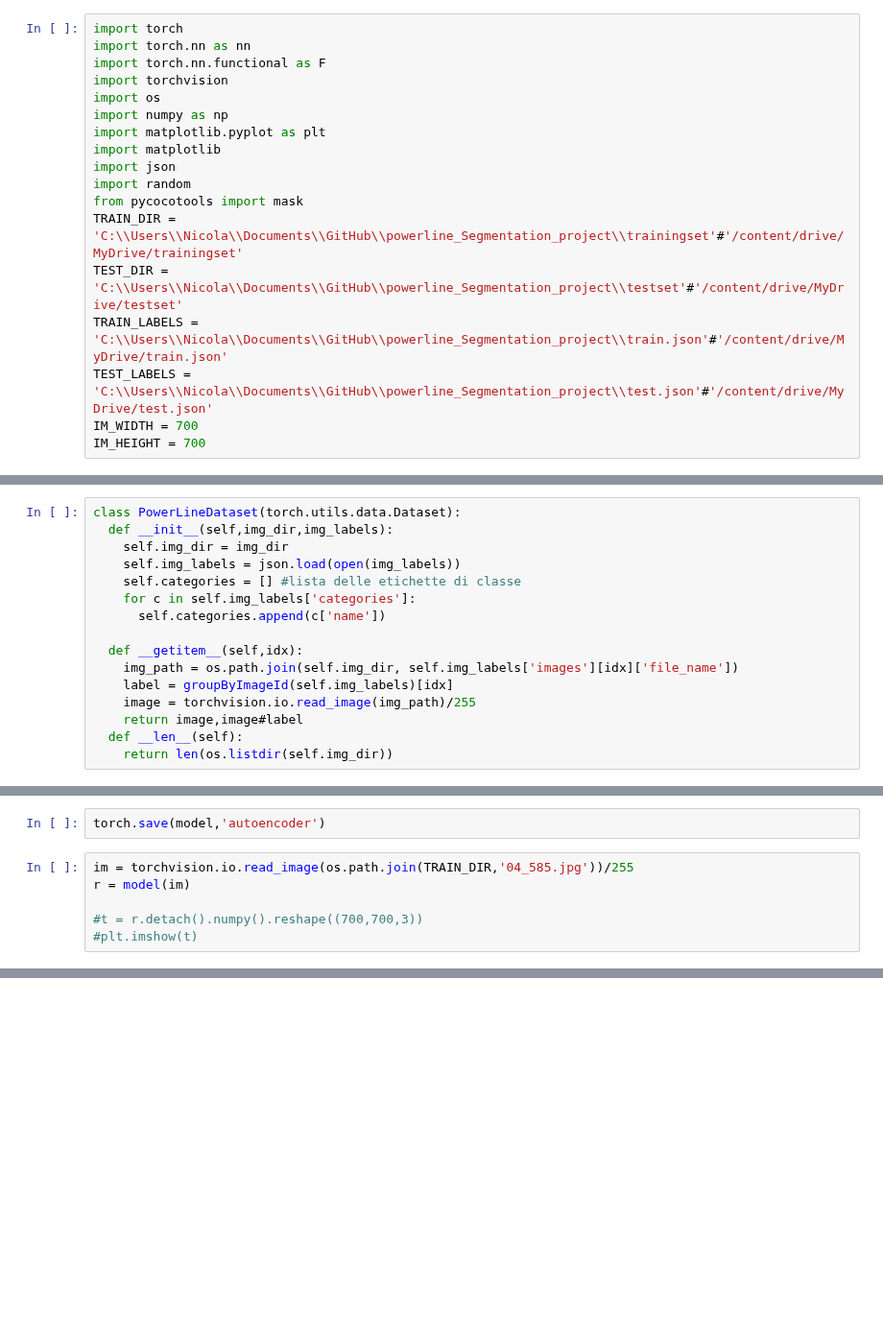
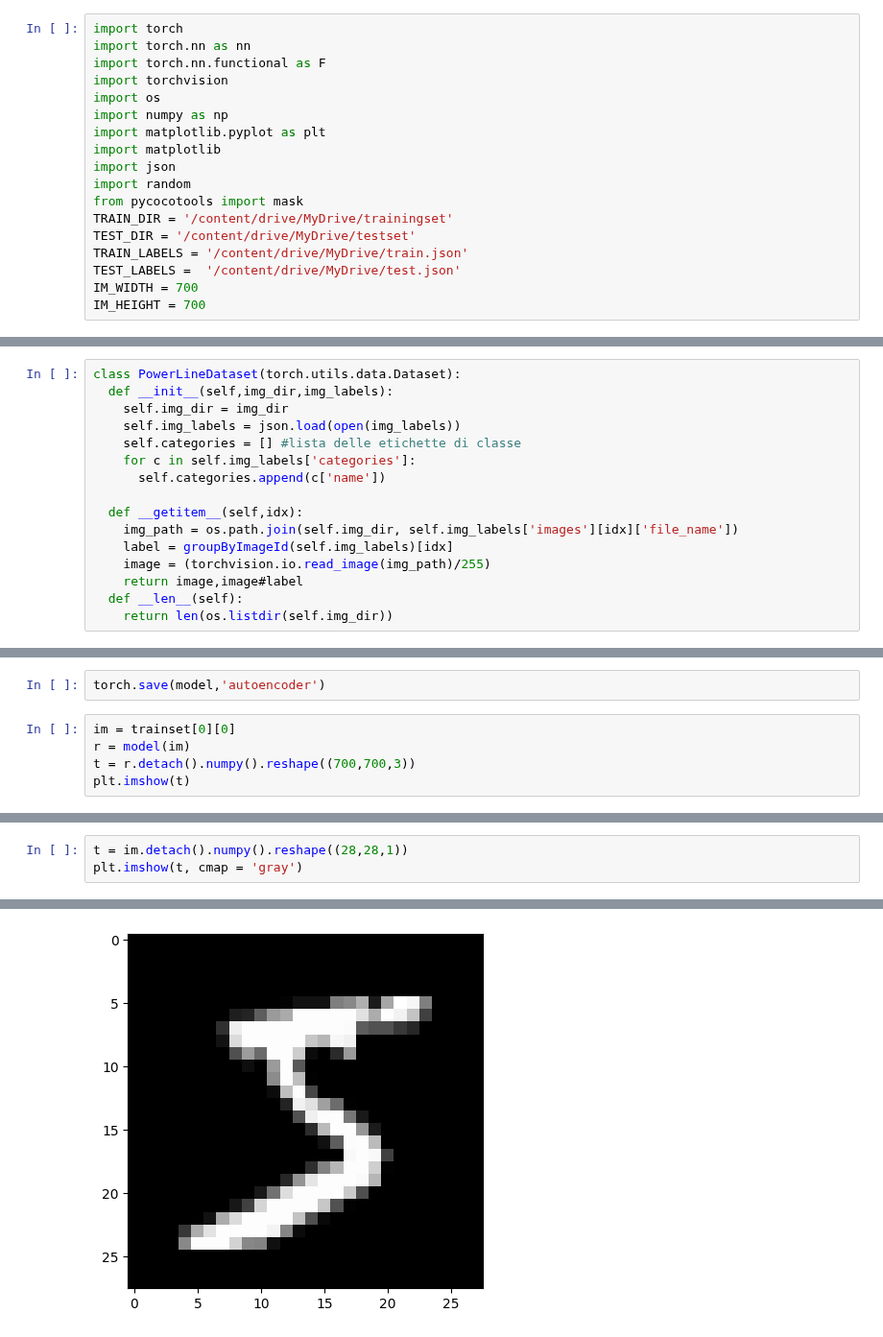
Before and after one commit to NicolaGabriele/powerline_Segmentation_project, a Jupyter notebook: project.ipynb, the cells around one changed output, grey strips where cells are left out. Shown at 96% size. Saved outputs shown, nothing was run; the diff lists cells and outputs as text; blank space fills up the shorter version.

```diff
--- a/project.ipynb
+++ b/project.ipynb
@@ -15,10 +17,10 @@ import matplotlib
 import json
 import random
 from pycocotools import mask
-TRAIN_DIR = 'C:\\Users\\Nicola\\Documents\\GitHub\\powerline_Segmentation_project\\trainingset'#'/content/drive/MyDrive/trainingset'
-TEST_DIR = 'C:\\Users\\Nicola\\Documents\\GitHub\\powerline_Segmentation_project\\testset'#'/content/drive/MyDrive/testset'
-TRAIN_LABELS = 'C:\\Users\\Nicola\\Documents\\GitHub\\powerline_Segmentation_project\\train.json'#'/content/drive/MyDrive/train.json'
-TEST_LABELS =  'C:\\Users\\Nicola\\Documents\\GitHub\\powerline_Segmentation_project\\test.json'#'/content/drive/MyDrive/test.json'
+TRAIN_DIR = '/content/drive/MyDrive/trainingset'
+TEST_DIR = '/content/drive/MyDrive/testset'
+TRAIN_LABELS = '/content/drive/MyDrive/train.json'
+TEST_LABELS =  '/content/drive/MyDrive/test.json'
 IM_WIDTH = 700
 IM_HEIGHT = 700
 # %%
@@ -43,7 +45,7 @@ class PowerLineDataset(torch.utils.data.Dataset):
   def __getitem__(self,idx):
     img_path = os.path.join(self.img_dir, self.img_labels['images'][idx]['file_name'])
     label = groupByImageId(self.img_labels)[idx]
-    image = torchvision.io.read_image(img_path)/255
+    image = (torchvision.io.read_image(img_path)/255)
     return image,image#label
   def __len__(self):
     return len(os.listdir(self.img_dir))
@@ -135,8 +139,7 @@ train(num_epochs,model,criterion, optimizer, reshape=False)
 # %%
 torch.save(model,'autoencoder')
 # %%
-im = torchvision.io.read_image(os.path.join(TRAIN_DIR,'04_585.jpg'))/255
+im = trainset[0][0]
 r = model(im)
-
-#t = r.detach().numpy().reshape((700,700,3))
-#plt.imshow(t)
+t = r.detach().numpy().reshape((700,700,3))
+plt.imshow(t)
@@ -142,0 +149,4 @@ r = model(im)
+# %%
+t = im.detach().numpy().reshape((28,28,1))
+plt.imshow(t, cmap = 'gray')
+# %% [output]
@@ -142,0 +154 @@ r = model(im)
+[figure, added]
```
Also changed, not shown: parts of 6 cells of this notebook.
